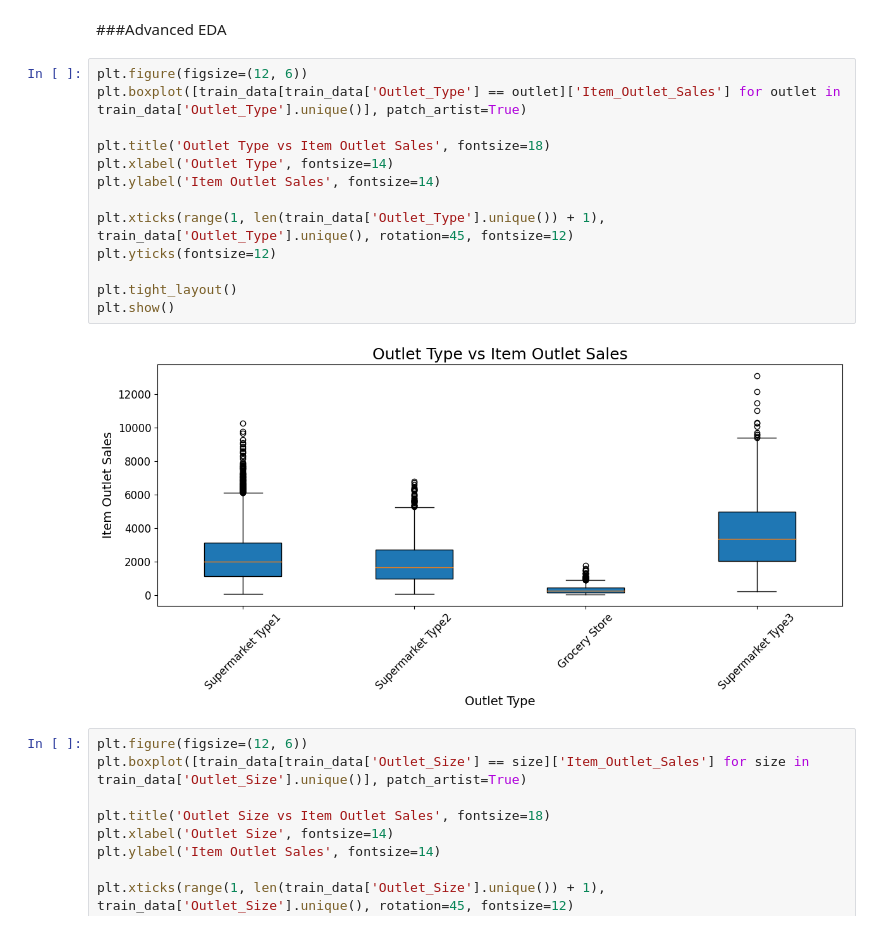
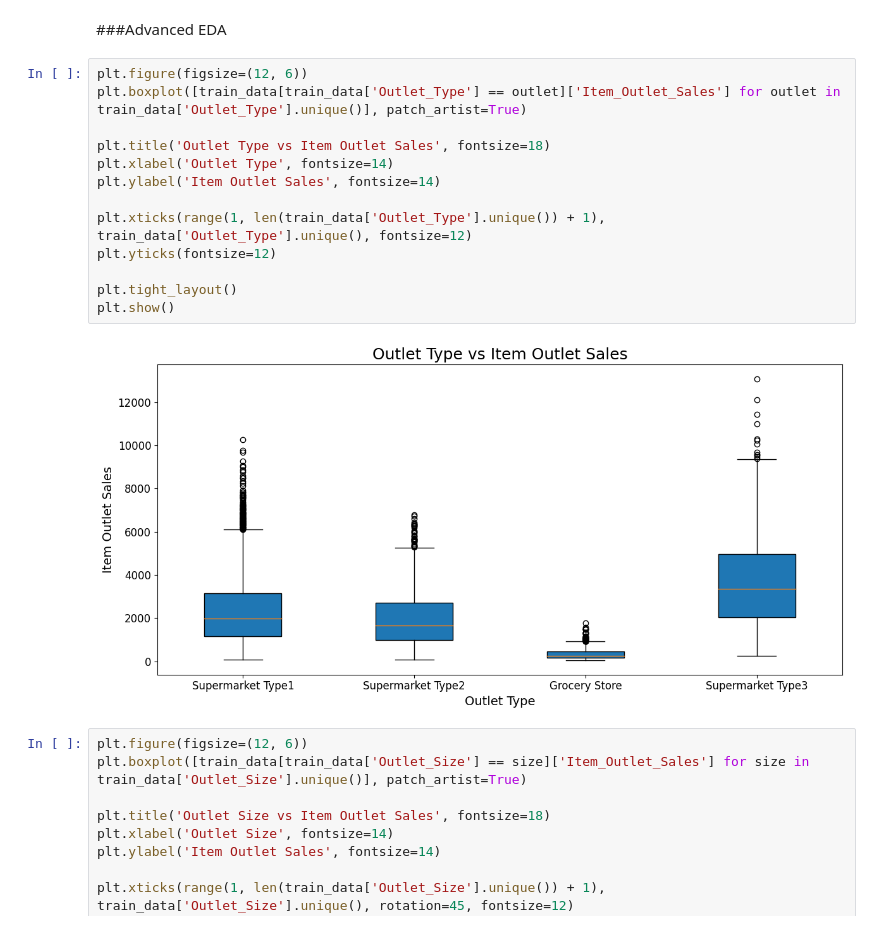
Before and after one commit to AromaDsouza/BigMart_Sales_Prediction, a Jupyter notebook: BigMart_Sales_Prediction.ipynb, the cells around one changed output. Drawn from its saved outputs; the diff is of its cells as text.

```diff
--- a/BigMart_Sales_Prediction.ipynb
+++ b/BigMart_Sales_Prediction.ipynb
@@ -287,18 +313,18 @@ plt.show()
 # %%
 plt.figure(figsize=(12, 6))
 plt.boxplot([train_data[train_data['Outlet_Type'] == outlet]['Item_Outlet_Sales'] for outlet in train_data['Outlet_Type'].unique()], patch_artist=True)
 
 plt.title('Outlet Type vs Item Outlet Sales', fontsize=18)
 plt.xlabel('Outlet Type', fontsize=14)
 plt.ylabel('Item Outlet Sales', fontsize=14)
 
-plt.xticks(range(1, len(train_data['Outlet_Type'].unique()) + 1), train_data['Outlet_Type'].unique(), rotation=45, fontsize=12)
+plt.xticks(range(1, len(train_data['Outlet_Type'].unique()) + 1), train_data['Outlet_Type'].unique(), fontsize=12)
 plt.yticks(fontsize=12)
 
 plt.tight_layout()
 plt.show()
 # %% [output]
-[figure, old version]
+[figure, new version]
 # %%
 plt.figure(figsize=(12, 6))
 plt.boxplot([train_data[train_data['Outlet_Size'] == size]['Item_Outlet_Sales'] for size in train_data['Outlet_Size'].unique()], patch_artist=True)
```
Also changed, not shown: parts of 21 cells of this notebook.
